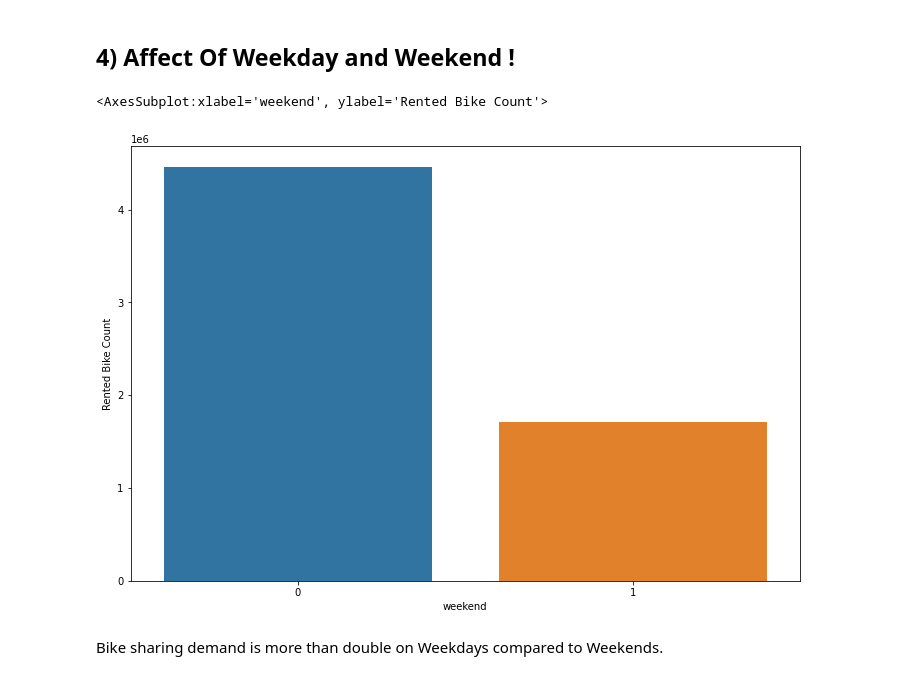
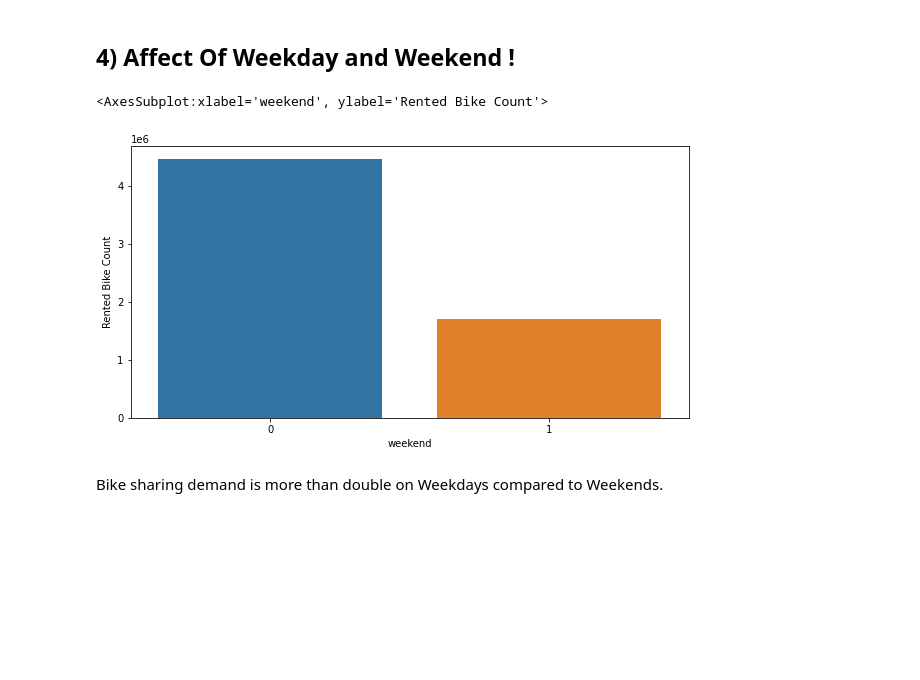
Before and after one commit to ankitrai777/Bike-Sharing-Demand-Prediction-, a Jupyter notebook: Bike Sharing Demand Prediction - Capstone Project.ipynb, the cells around one changed output. Drawn from its saved outputs; the diff is of its cells as text; code cells hidden in the pictures; blank space fills up the shorter version.

```diff
--- a/Bike Sharing Demand Prediction - Capstone Project.ipynb
+++ b/Bike Sharing Demand Prediction - Capstone Project.ipynb
@@ -344,10 +361,10 @@ Well, Seasons do make impact in Bike demand. Summer season has the maximum share
 # %%
 weekend_affect = df.groupby('weekend', as_index = False)['Rented Bike Count'].sum()
 # %%
-plt.figure(figsize=(12,8))
+plt.figure(figsize=(10,5))
 sns.barplot(x= 'weekend' , y='Rented Bike Count', data= weekend_affect)
 # %% [output]
 <AxesSubplot:xlabel='weekend', ylabel='Rented Bike Count'>
-[figure, old version]
+[figure, new version]
 # %% [markdown]
 Bike sharing demand is more than double on Weekdays compared to Weekends.
```
Also changed, not shown: parts of 43 cells of this notebook.
